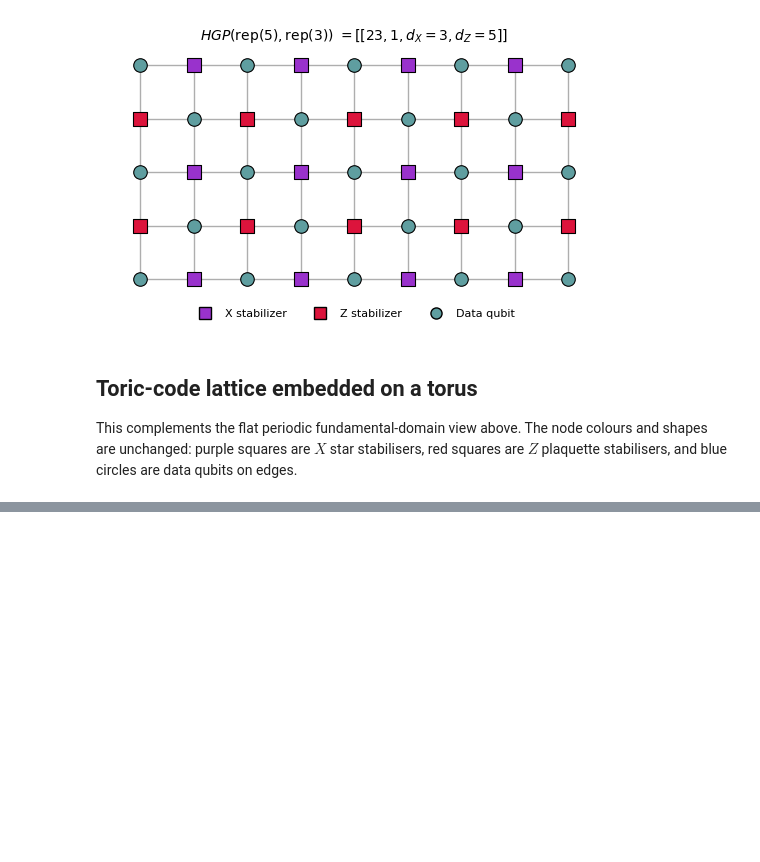
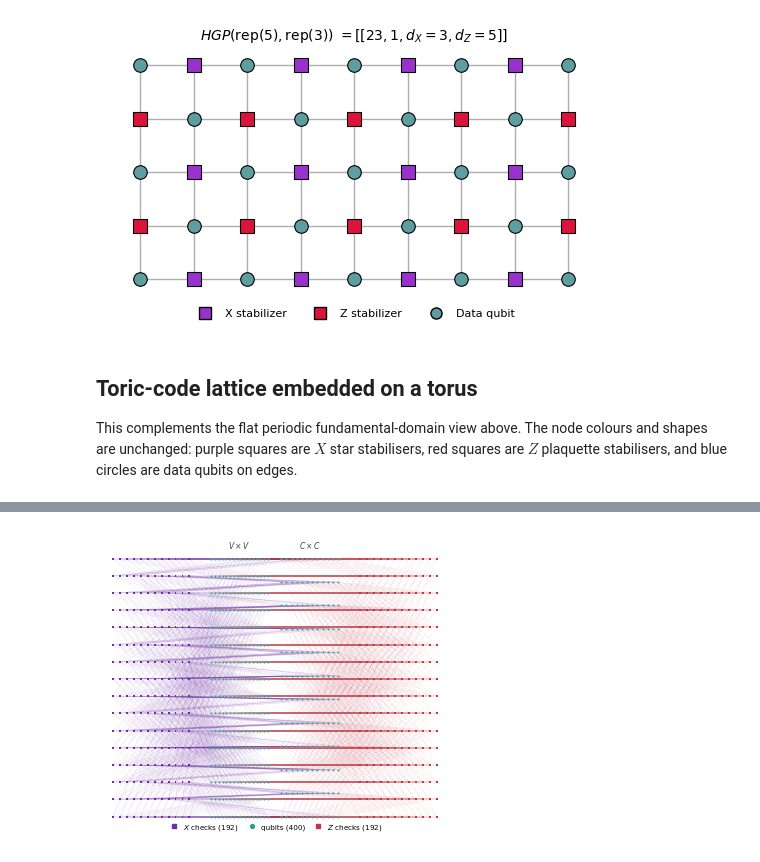
Before and after one commit to laramoyanotaylor/GKP_QEC_Project_Code, a Jupyter notebook: Hypergraph_to_SurfaceCode.ipynb, the cells around one changed output, grey strips where cells are left out. Saved outputs shown, nothing was run; the diff lists cells and outputs as text; code cells hidden in the pictures; blank space fills up the shorter version.

```diff
--- a/Hypergraph_to_SurfaceCode.ipynb
+++ b/Hypergraph_to_SurfaceCode.ipynb
@@ -480,0 +371,85 @@ plt.show()
+# %%
+from matplotlib.collections import LineCollection
+from matplotlib.lines import Line2D
+import scipy.sparse as sp
+
+# Classical MKMN [16,4,6] parity-check matrix used in the simulations.
+H_mkmn = sp.csr_matrix([
+    [1,1,0,0,1,1,0,0,0,0,0,0,0,0,0,0],
+    [0,0,1,0,0,0,1,1,0,0,0,0,1,0,0,0],
+    [0,0,0,1,1,0,1,0,0,0,0,0,0,1,0,0],
+    [0,0,0,0,0,1,0,0,1,1,0,0,0,0,0,1],
+    [0,1,0,0,0,0,0,1,1,0,0,1,0,0,0,0],
+    [0,0,0,0,0,0,0,0,1,0,0,0,1,1,1,0],
+    [1,0,0,0,0,0,0,1,0,0,0,0,0,1,0,1],
+    [0,0,0,1,0,1,0,0,0,0,1,0,1,0,0,0],
+    [0,0,1,1,0,0,0,0,0,0,0,1,0,0,0,1],
+    [0,0,0,0,1,0,0,0,0,1,1,1,0,0,0,0],
+    [0,1,0,0,0,0,1,0,0,0,1,0,0,0,1,0],
+    [1,0,1,0,0,0,0,0,0,1,0,0,0,0,1,0],
+], dtype=np.uint8)
+
+r, n = H_mkmn.shape
+Hx_mkmn = sp.hstack([
+    sp.kron(H_mkmn, sp.eye(n)),
+    sp.kron(sp.eye(r), H_mkmn.T),
+], format='csr').astype(np.uint8)
+Hz_mkmn = sp.hstack([
+    sp.kron(sp.eye(n), H_mkmn),
+    sp.kron(H_mkmn.T, sp.eye(r)),
+], format='csr').astype(np.uint8)
+assert Hx_mkmn.shape == Hz_mkmn.shape == (192, 400)
+
+def compact_grid(count, columns, x0, x1, y0=0.08, y1=0.92):
+    rows = int(np.ceil(count / columns))
+    index = np.arange(count)
+    x = x0 + (x1 - x0) * (index % columns) / (columns - 1)
+    y = y1 - (y1 - y0) * (index // columns) / (rows - 1)
+    return np.column_stack([x, y])
+
+def incidence_segments(check_matrix, checks, qubits):
+    rows, columns = check_matrix.nonzero()
+    return np.stack([checks[rows], qubits[columns]], axis=1)
+
+x_colour, z_colour, qubit_colour = '#6F2DA8', '#C73545', '#2A9D8F'
+qubits = np.vstack([
+    compact_grid(256, 16, 0.31, 0.48),  # V x V qubits
+    compact_grid(144, 12, 0.52, 0.69),  # C x C qubits
+])
+x_checks = compact_grid(192, 12, 0.015, 0.245)
+z_checks = compact_grid(192, 12, 0.755, 0.985)
+
+fig, ax = plt.subplots(figsize=(8.6 / 2.54, 8.2 / 2.54))
+ax.add_collection(LineCollection(
+    incidence_segments(Hx_mkmn, x_checks, qubits),
+    colors=x_colour, linewidths=0.16, alpha=0.20, zorder=1))
+ax.add_collection(LineCollection(
+    incidence_segments(Hz_mkmn, z_checks, qubits),
+    colors=z_colour, linewidths=0.16, alpha=0.20, zorder=1))
+ax.scatter(qubits[:, 0], qubits[:, 1], s=2.2, c=qubit_colour,
+           edgecolors='white', linewidths=0.10, zorder=3)
+ax.scatter(x_checks[:, 0], x_checks[:, 1], s=2.0, marker='s',
+           c=x_colour, edgecolors='none', zorder=3)
+ax.scatter(z_checks[:, 0], z_checks[:, 1], s=2.0, marker='s',
+           c=z_colour, edgecolors='none', zorder=3)
+ax.text(0.395, 0.955, r'$V\times V$', ha='center', fontsize=5.5, color='0.25')
+ax.text(0.605, 0.955, r'$C\times C$', ha='center', fontsize=5.5, color='0.25')
+legend = [
+    Line2D([], [], marker='s', linestyle='none', markersize=2.8,
+           color=x_colour, label=r'$X$ checks (192)'),
+    Line2D([], [], marker='o', linestyle='none', markersize=2.8,
+           color=qubit_colour, label='qubits (400)'),
+    Line2D([], [], marker='s', linestyle='none', markersize=2.8,
+           color=z_colour, label=r'$Z$ checks (192)'),
+]
+ax.legend(handles=legend, loc='lower center', bbox_to_anchor=(0.5, -0.012),
+          ncol=3, frameon=False, fontsize=5.2, handletextpad=0.25,
+          columnspacing=0.8)
+ax.set(xlim=(-0.005, 1.005), ylim=(0.02, 0.99))
+ax.axis('off')
+fig.subplots_adjust(left=0.002, right=0.998, top=0.998, bottom=0.075)
+fig.savefig('mkmn_400_tanner_graph.pdf', bbox_inches='tight', pad_inches=0.01)
+fig.savefig('mkmn_400_tanner_graph.png', dpi=600, bbox_inches='tight', pad_inches=0.01)
+plt.show()
+# %% [output]
+[figure, added]
```
Also changed, not shown: parts of 5 cells of this notebook.
